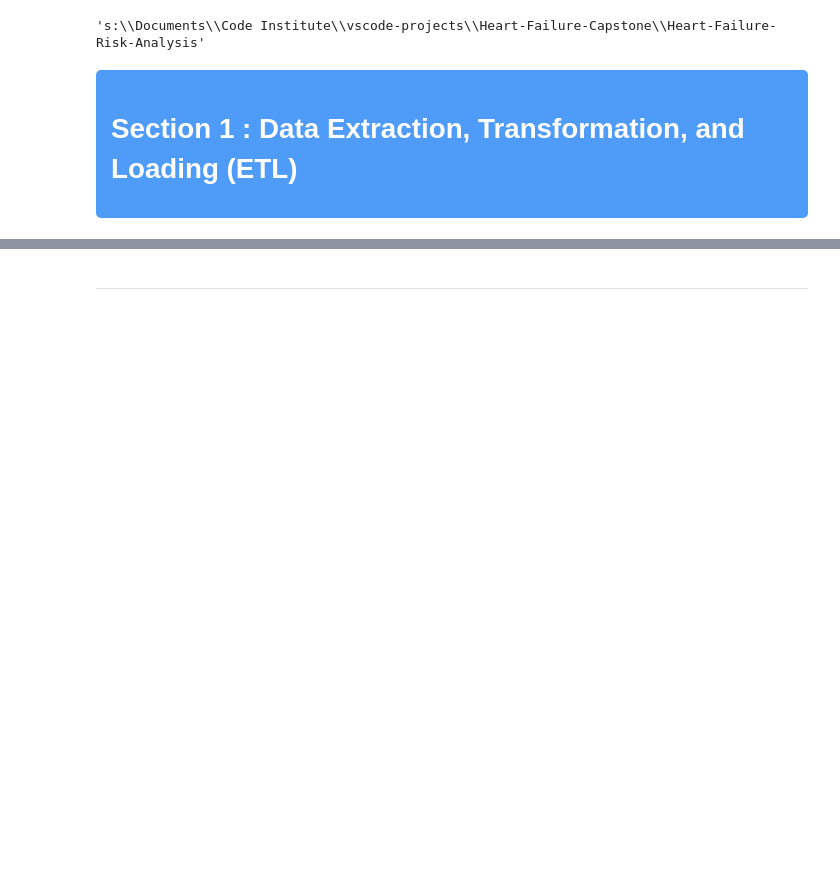
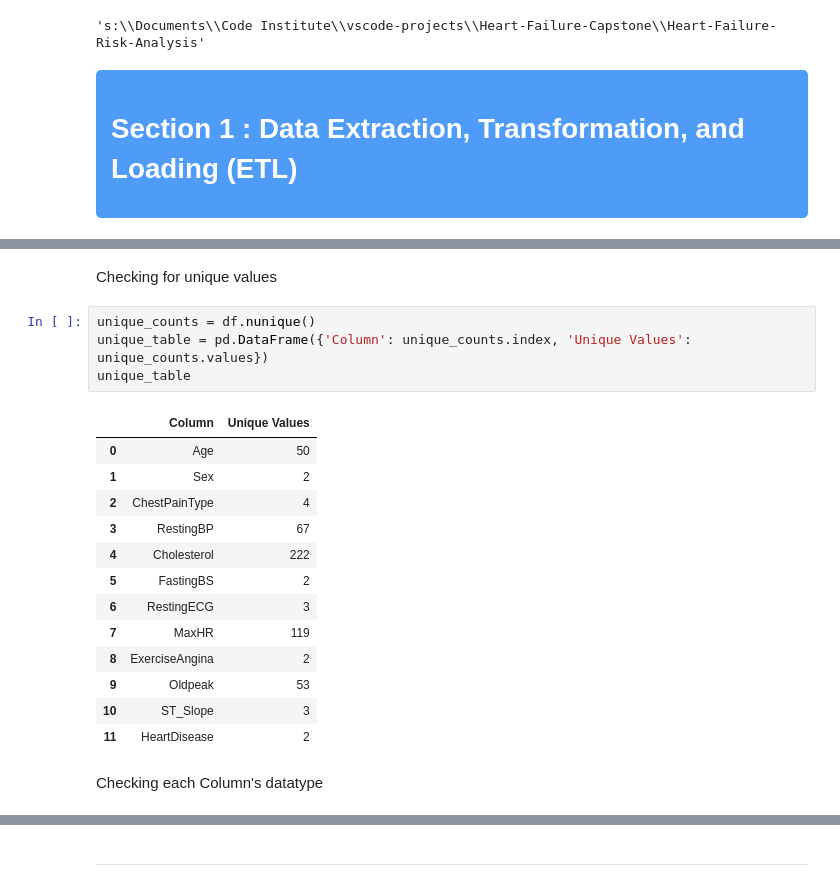
Before and after one commit to Iqra-qbl/Heart-Failure-Risk-Analysis, a Jupyter notebook: jupyter_notebooks/ETL.ipynb, the cells around one changed output, grey strips where cells are left out. Saved outputs shown, nothing was run; the diff lists cells and outputs as text; blank space fills up the shorter version.

Commit message:
Initial data analysis update

```diff
--- a/jupyter_notebooks/ETL.ipynb
+++ b/jupyter_notebooks/ETL.ipynb
@@ -98,0 +192,22 @@ df.info()
+# %% [markdown]
+Checking for unique values
+# %%
+unique_counts = df.nunique()
+unique_table = pd.DataFrame({'Column': unique_counts.index, 'Unique Values': unique_counts.values})
+unique_table
+# %% [output]
+|  | Column | Unique Values |
+| 0 | Age | 50 |
+| 1 | Sex | 2 |
+| 2 | ChestPainType | 4 |
+| 3 | RestingBP | 67 |
+| 4 | Cholesterol | 222 |
+| 5 | FastingBS | 2 |
+| 6 | RestingECG | 3 |
+| 7 | MaxHR | 119 |
+| 8 | ExerciseAngina | 2 |
+| 9 | Oldpeak | 53 |
+| 10 | ST_Slope | 3 |
+| 11 | HeartDisease | 2 |
+# %% [markdown]
+Checking each Column's datatype
```
Also changed, not shown: parts of 50 cells of this notebook.
